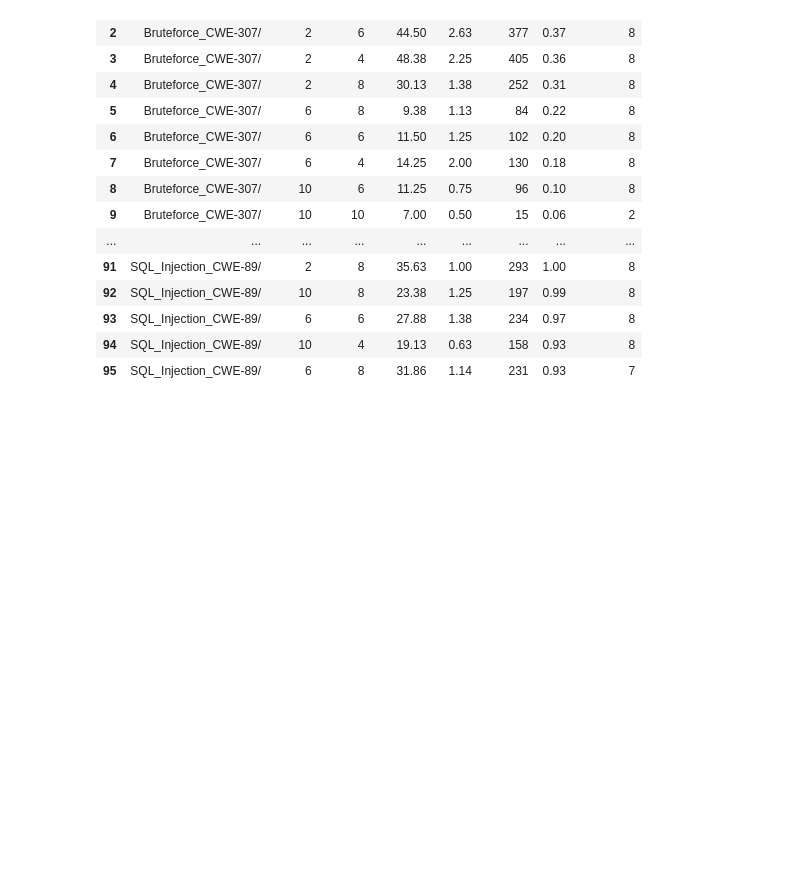
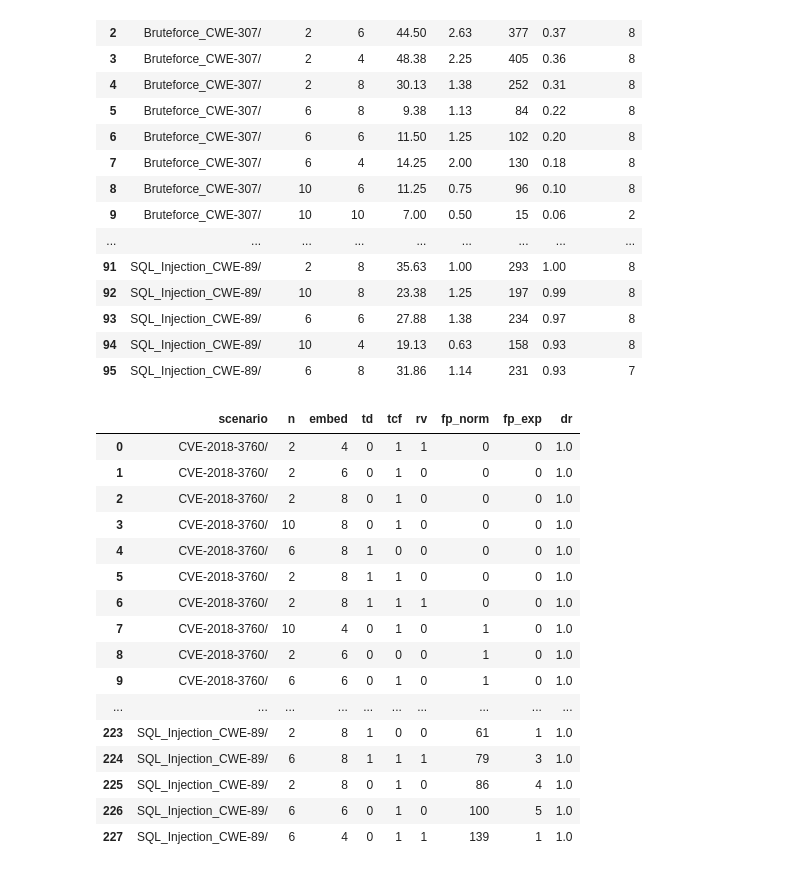
Before and after one commit to LID-DS/LID-DS, a Jupyter notebook: algorithms/evaluation/eval.ipynb, the cells around one changed output. Saved outputs shown, nothing was run; the diff lists cells and outputs as text; code cells hidden in the pictures; blank space fills up the shorter version.

```diff
--- a/algorithms/evaluation/eval.ipynb
+++ b/algorithms/evaluation/eval.ipynb
@@ -259,6 +303,40 @@ result
 | 93 | SQL_Injection_CWE-89/ | 6 | 6 | 27.88 | 1.38 | 234 | 0.97 | 8 |
 | 94 | SQL_Injection_CWE-89/ | 10 | 4 | 19.13 | 0.63 | 158 | 0.93 | 8 |
 | 95 | SQL_Injection_CWE-89/ | 6 | 8 | 31.86 | 1.14 | 231 | 0.93 | 7 |
+# %%
+result = pd.read_sql('SELECT scenario, \
+                             ngram as n, \
+                             embedding_size as embed, \
+                             time_delta as td, \
+                             thread_change_flag as tcf, \
+                             return_value as rv, \
+                             consecutive_false_positives_normal as fp_norm, \
+                             consecutive_false_positives_exploits as fp_exp, \
+                             detection_rate as dr \
+                      FROM lstm \
+                      WHERE dr = (SELECT MAX(detection_rate) from lstm) \
+                      ORDER BY scenario, \
+                               fp_norm asc', conn)
+pd.set_option('display.max_rows', result.shape[0]+1)
+result
+# %% [output]
+|  | scenario | n | embed | td | tcf | rv | fp_norm | fp_exp | dr |
+| 0 | CVE-2018-3760/ | 2 | 4 | 0 | 1 | 1 | 0 | 0 | 1.0 |
+| 1 | CVE-2018-3760/ | 2 | 6 | 0 | 1 | 0 | 0 | 0 | 1.0 |
+| 2 | CVE-2018-3760/ | 2 | 8 | 0 | 1 | 0 | 0 | 0 | 1.0 |
+| 3 | CVE-2018-3760/ | 10 | 8 | 0 | 1 | 0 | 0 | 0 | 1.0 |
+| 4 | CVE-2018-3760/ | 6 | 8 | 1 | 0 | 0 | 0 | 0 | 1.0 |
+| 5 | CVE-2018-3760/ | 2 | 8 | 1 | 1 | 0 | 0 | 0 | 1.0 |
+| 6 | CVE-2018-3760/ | 2 | 8 | 1 | 1 | 1 | 0 | 0 | 1.0 |
+| 7 | CVE-2018-3760/ | 10 | 4 | 0 | 1 | 0 | 1 | 0 | 1.0 |
+| 8 | CVE-2018-3760/ | 2 | 6 | 0 | 0 | 0 | 1 | 0 | 1.0 |
+| 9 | CVE-2018-3760/ | 6 | 6 | 0 | 1 | 0 | 1 | 0 | 1.0 |
+| ... | ... | ... | ... | ... | ... | ... | ... | ... | ... |
+| 223 | SQL_Injection_CWE-89/ | 2 | 8 | 1 | 0 | 0 | 61 | 1 | 1.0 |
+| 224 | SQL_Injection_CWE-89/ | 6 | 8 | 1 | 1 | 1 | 79 | 3 | 1.0 |
+| 225 | SQL_Injection_CWE-89/ | 2 | 8 | 0 | 1 | 0 | 86 | 4 | 1.0 |
+| 226 | SQL_Injection_CWE-89/ | 6 | 6 | 0 | 1 | 0 | 100 | 5 | 1.0 |
+| 227 | SQL_Injection_CWE-89/ | 6 | 4 | 0 | 1 | 1 | 139 | 1 | 1.0 |
 # %%
 result = pd.read_sql('SELECT * \
                      FROM lstm', conn)
```
Also changed, not shown: parts of 7 cells of this notebook.
